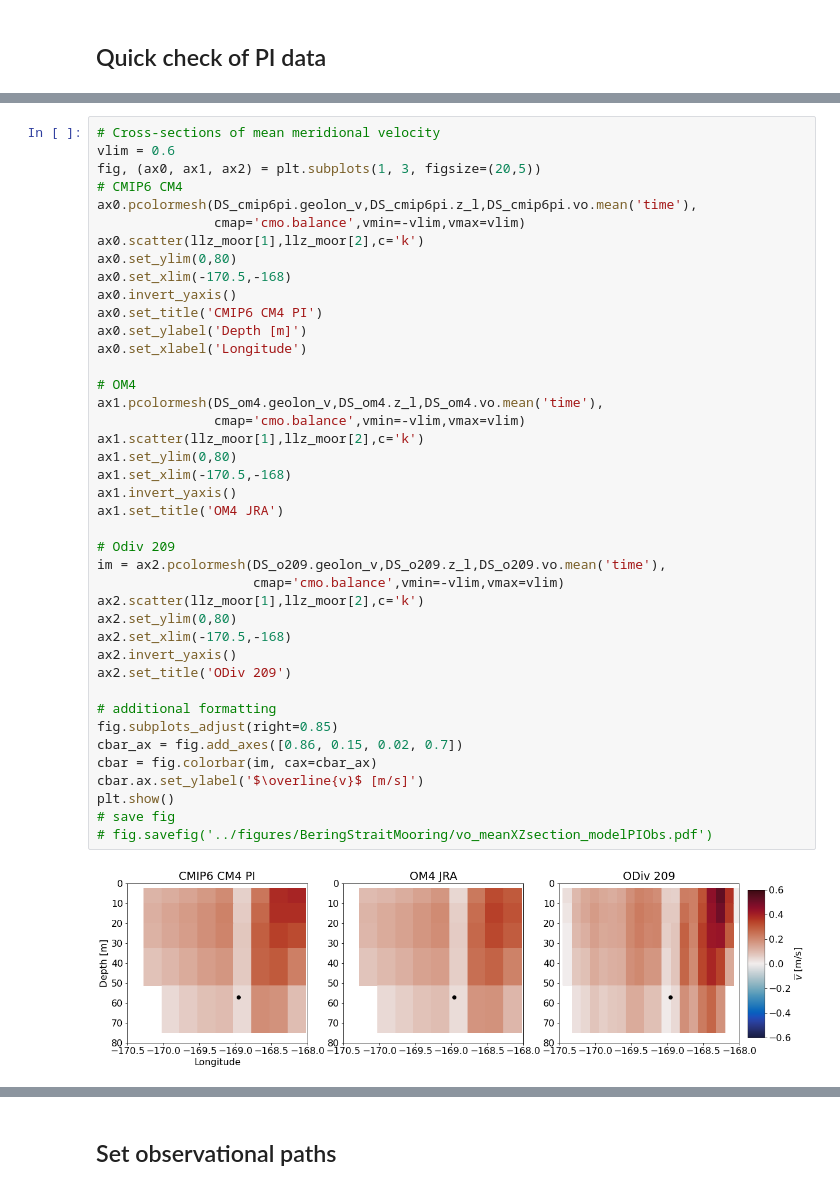
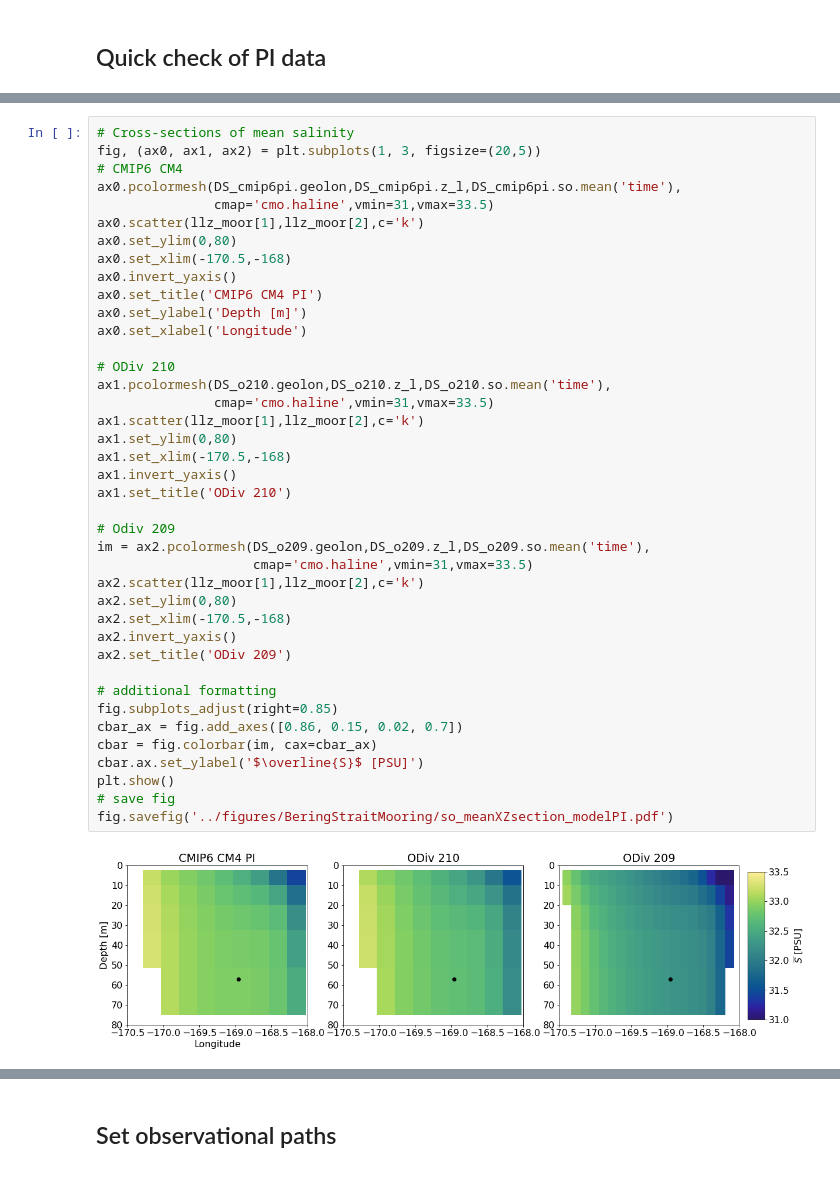
Before and after one commit to marionalberty/Chukchi_heatbudgets, a Jupyter notebook: notebooks/Bering_annualTrans_evaluation.ipynb, the cells around one changed output, grey strips where cells are left out. Cells and saved outputs as stored; diff of their text form.

```diff
--- a/notebooks/Bering_annualTrans_evaluation.ipynb
+++ b/notebooks/Bering_annualTrans_evaluation.ipynb
@@ -248,43 +448,42 @@ fig.savefig('../figures/BeringStraitMooring/vo_meanXZsection_modelPIObs.pdf')
 # %%
-# Cross-sections of mean meridional velocity
-vlim = 0.6
+# Cross-sections of mean salinity
 fig, (ax0, ax1, ax2) = plt.subplots(1, 3, figsize=(20,5))
 # CMIP6 CM4
-ax0.pcolormesh(DS_cmip6pi.geolon_v,DS_cmip6pi.z_l,DS_cmip6pi.vo.mean('time'),
-               cmap='cmo.balance',vmin=-vlim,vmax=vlim)
+ax0.pcolormesh(DS_cmip6pi.geolon,DS_cmip6pi.z_l,DS_cmip6pi.so.mean('time'),
+               cmap='cmo.haline',vmin=31,vmax=33.5)
 ax0.scatter(llz_moor[1],llz_moor[2],c='k')
 ax0.set_ylim(0,80)
 ax0.set_xlim(-170.5,-168)
 ax0.invert_yaxis()
 ax0.set_title('CMIP6 CM4 PI')
 ax0.set_ylabel('Depth [m]')
 ax0.set_xlabel('Longitude')
 
-# OM4
-ax1.pcolormesh(DS_om4.geolon_v,DS_om4.z_l,DS_om4.vo.mean('time'),
-               cmap='cmo.balance',vmin=-vlim,vmax=vlim)
+# ODiv 210
+ax1.pcolormesh(DS_o210.geolon,DS_o210.z_l,DS_o210.so.mean('time'),
+               cmap='cmo.haline',vmin=31,vmax=33.5)
 ax1.scatter(llz_moor[1],llz_moor[2],c='k')
 ax1.set_ylim(0,80)
 ax1.set_xlim(-170.5,-168)
 ax1.invert_yaxis()
-ax1.set_title('OM4 JRA')
+ax1.set_title('ODiv 210')
 
 # Odiv 209
-im = ax2.pcolormesh(DS_o209.geolon_v,DS_o209.z_l,DS_o209.vo.mean('time'),
-                    cmap='cmo.balance',vmin=-vlim,vmax=vlim)
+im = ax2.pcolormesh(DS_o209.geolon,DS_o209.z_l,DS_o209.so.mean('time'),
+                    cmap='cmo.haline',vmin=31,vmax=33.5)
 ax2.scatter(llz_moor[1],llz_moor[2],c='k')
 ax2.set_ylim(0,80)
 ax2.set_xlim(-170.5,-168)
 ax2.invert_yaxis()
 ax2.set_title('ODiv 209')
 
 # additional formatting
 fig.subplots_adjust(right=0.85)
 cbar_ax = fig.add_axes([0.86, 0.15, 0.02, 0.7])
 cbar = fig.colorbar(im, cax=cbar_ax)
-cbar.ax.set_ylabel('$\overline{v}$ [m/s]')
+cbar.ax.set_ylabel('$\overline{S}$ [PSU]')
 plt.show()
 # save fig
-# fig.savefig('../figures/BeringStraitMooring/vo_meanXZsection_modelPIObs.pdf')
+fig.savefig('../figures/BeringStraitMooring/so_meanXZsection_modelPI.pdf')
 # %% [output]
-[figure, old version]
+[figure, new version]
```
Also changed, not shown: parts of 33 cells of this notebook.
